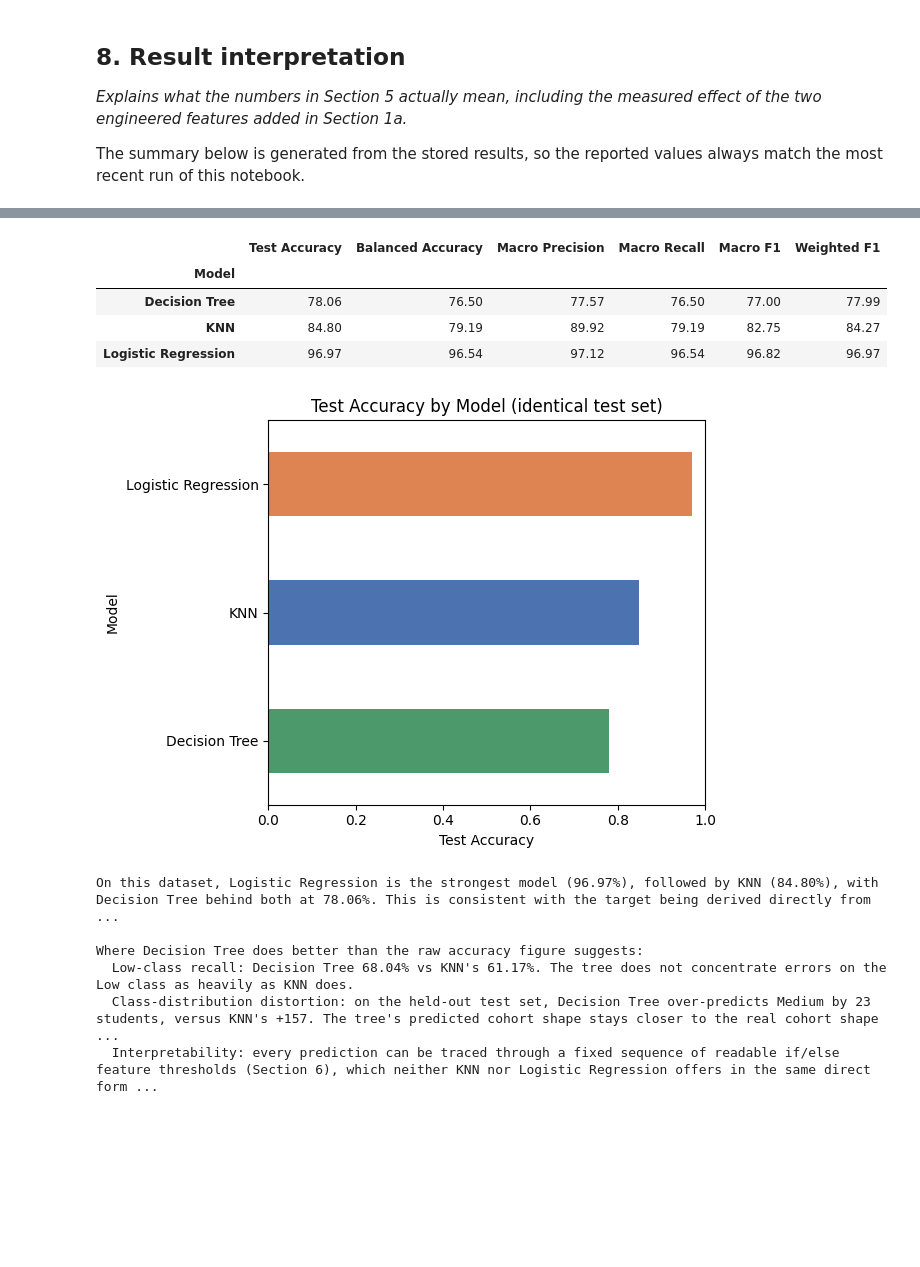
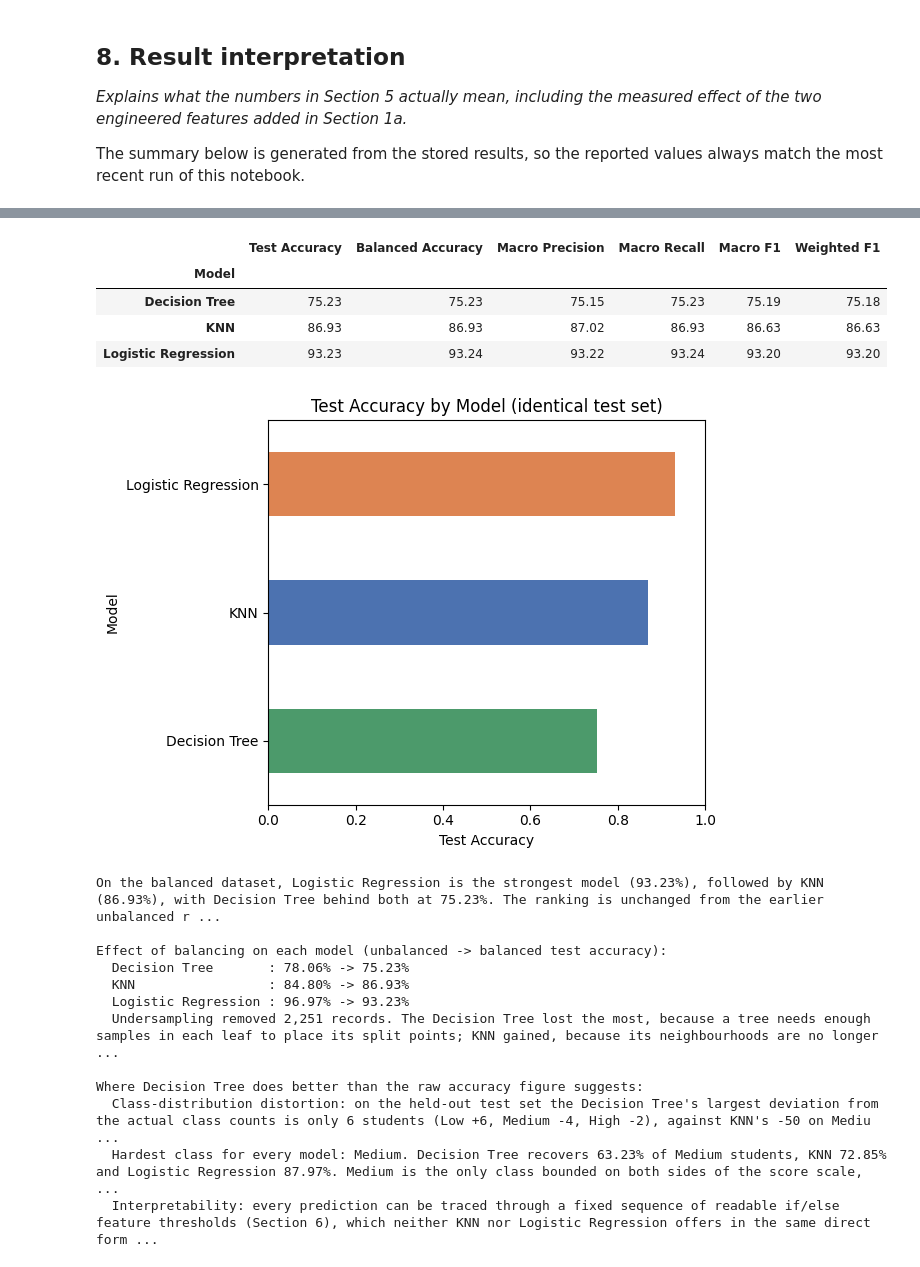
Before and after one commit to Hao0819/Machine-Learning-Supervised---Student-Academic-Performance-Prediction, a Jupyter notebook: decisionTree.ipynb, the cells around one changed output, grey strips where cells are left out. Drawn from its saved outputs; the diff is of its cells as text; code cells hidden in the pictures; blank space fills up the shorter version.

```diff
--- a/decisionTree.ipynb
+++ b/decisionTree.ipynb
@@ -1067,60 +1146,85 @@ data. The KNN and Logistic Regression figures are copied from their own notebook
 comparison_table = pd.DataFrame([
     {"Model": "Decision Tree", "Test Accuracy": test_accuracy, "Balanced Accuracy": test_balanced_accuracy,
      "Macro Precision": macro_precision, "Macro Recall": macro_recall, "Macro F1": macro_f1, "Weighted F1": weighted_f1},
-    {"Model": "KNN", "Test Accuracy": 0.8480, "Balanced Accuracy": 0.7919,
-     "Macro Precision": 0.8992, "Macro Recall": 0.7919, "Macro F1": 0.8275, "Weighted F1": 0.8427},
-    {"Model": "Logistic Regression", "Test Accuracy": 0.9697, "Balanced Accuracy": 0.9654,
-     "Macro Precision": 0.9712, "Macro Recall": 0.9654, "Macro F1": 0.9682, "Weighted F1": 0.9697},
+    {"Model": "KNN", "Test Accuracy": 0.8693, "Balanced Accuracy": 0.8693,
+     "Macro Precision": 0.8702, "Macro Recall": 0.8693, "Macro F1": 0.8663, "Weighted F1": 0.8663},
+    {"Model": "Logistic Regression", "Test Accuracy": 0.9323, "Balanced Accuracy": 0.9324,
+     "Macro Precision": 0.9322, "Macro Recall": 0.9324, "Macro F1": 0.9320, "Weighted F1": 0.9320},
 ]).set_index("Model")
 
 display((comparison_table * 100).round(2))
 
 comparison_table["Test Accuracy"].sort_values().plot(
     kind="barh", color=["#4C9A6B", "#4C72B0", "#DD8452"]
 )
 plt.xlabel("Test Accuracy")
 plt.title("Test Accuracy by Model (identical test set)")
 plt.xlim(0, 1)
 plt.tight_layout()
 plt.show()
 
 print(
-    f"On this dataset, Logistic Regression is the strongest model ({0.9697*100:.2f}%), "
-    f"followed by KNN ({0.8480*100:.2f}%), with Decision Tree behind both at "
-    f"{test_accuracy*100:.2f}%. This is consistent with the target being derived directly from "
-    "Exam_Score with fixed score cut-offs: a model that can fit a smooth, roughly linear "
-    "combination of the numeric predictors (Logistic Regression) has an intrinsic advantage over "
-    "a model that can only cut the feature space with axis-aligned rectangles (Decision Tree)."
+    f"On the balanced dataset, Logistic Regression is the strongest model ({0.9323*100:.2f}%), "
+    f"followed by KNN ({0.8693*100:.2f}%), with Decision Tree behind both at "
+    f"{test_accuracy*100:.2f}%. The ranking is unchanged from the earlier unbalanced run, so it "
+    "is not an artefact of the class distribution. It is consistent with the target being derived "
+    "directly from Exam_Score with fixed score cut-offs: a model that can fit a smooth, roughly "
+    "linear combination of the numeric predictors (Logistic Regression) has an intrinsic advantage "
+    "over a model that can only cut the feature space with axis-aligned rectangles (Decision Tree)."
+)
+print()
+print("Effect of balancing on each model (unbalanced -> balanced test accuracy):")
+print(f"  Decision Tree       : 78.06% -> {test_accuracy * 100:.2f}%")
+print("  KNN                 : 84.80% -> 86.93%")
+print("  Logistic Regression : 96.97% -> 93.23%")
+print(
+    "  Undersampling removed 2,251 records. The Decision Tree lost the most, because a tree "
+    "needs enough samples in each leaf to place its split points; KNN gained, because its "
+    "neighbourhoods are no longer dominated by Medium records. The majority-class baseline also "
+    f"fell from 53.40% to {baseline_accuracy * 100:.2f}%, so every model's margin over guessing "
+    "the biggest class is now much larger."
 )
 print()
 print("Where Decision Tree does better than the raw accuracy figure suggests:")
+_class_differences = {name: int(test_comparison.loc[name, "Difference"]) for name in class_order}
+_largest_deviation = max(abs(value) for value in _class_differences.values())
 print(
-    f"  Low-class recall: Decision Tree {class_recalls['Low']*100:.2f}% vs KNN's 61.17%. "
-    "The tree does not concentrate errors on the Low class as heavily as KNN does."
+    "  Class-distribution distortion: on the held-out test set the Decision Tree's largest "
+    f"deviation from the actual class counts is only {_largest_deviation} students "
+    f"(Low {_class_differences['Low']:+d}, Medium {_class_differences['Medium']:+d}, "
+    f"High {_class_differences['High']:+d}), against KNN's -50 on Medium. The tree's predicted "
+    "cohort shape stays closest to the real cohort shape of the three models, even though its "
+    "overall accuracy is lowest."
 )
 print(
-    "  Class-distribution distortion: on the held-out test set, Decision Tree over-predicts Medium "
-    f"by {int(test_comparison.loc['Medium', 'Difference'])} students, versus KNN's +157. The tree's "
-    "predicted cohort shape stays closer to the real cohort shape than KNN's does, even though its "
-    "overall accuracy is lower."
+    "  Hardest class for every model: Medium. Decision Tree recovers "
+    f"{class_recalls['Medium']*100:.2f}% of Medium students, KNN 72.85% and Logistic Regression "
+    "87.97%. Medium is the only class bounded on both sides of the score scale, so every model "
+    "loses most of its accuracy there."
 )
 print(
     "  Interpretability: every prediction can be traced through a fixed sequence of readable "
     "if/else feature thresholds (Section 6), which neither KNN nor Logistic Regression offers in "
     "the same direct form."
 )
 # %% [output]
 |  | Test Accuracy | Balanced Accuracy | Macro Precision | Macro Recall | Macro F1 | Weighted F1 |
 | Model |  |  |  |  |  |  |
-| Decision Tree | 78.06 | 76.50 | 77.57 | 76.50 | 77.00 | 77.99 |
-| KNN | 84.80 | 79.19 | 89.92 | 79.19 | 82.75 | 84.27 |
-| Logistic Regression | 96.97 | 96.54 | 97.12 | 96.54 | 96.82 | 96.97 |
+| Decision Tree | 75.23 | 75.23 | 75.15 | 75.23 | 75.19 | 75.18 |
+| KNN | 86.93 | 86.93 | 87.02 | 86.93 | 86.63 | 86.63 |
+| Logistic Regression | 93.23 | 93.24 | 93.22 | 93.24 | 93.20 | 93.20 |
-[figure, old version]
+[figure, new version]
-On this dataset, Logistic Regression is the strongest model (96.97%), followed by KNN (84.80%), with Decision Tree behind both at 78.06%. This is consistent with the target being derived directly from ...
+On the balanced dataset, Logistic Regression is the strongest model (93.23%), followed by KNN (86.93%), with Decision Tree behind both at 75.23%. The ranking is unchanged from the earlier unbalanced r ...
+
+Effect of balancing on each model (unbalanced -> balanced test accuracy):
+  Decision Tree       : 78.06% -> 75.23%
+  KNN                 : 84.80% -> 86.93%
+  Logistic Regression : 96.97% -> 93.23%
+  Undersampling removed 2,251 records. The Decision Tree lost the most, because a tree needs enough samples in each leaf to place its split points; KNN gained, because its neighbourhoods are no longer ...
 
 Where Decision Tree does better than the raw accuracy figure suggests:
-  Low-class recall: Decision Tree 68.04% vs KNN's 61.17%. The tree does not concentrate errors on the Low class as heavily as KNN does.
-  Class-distribution distortion: on the held-out test set, Decision Tree over-predicts Medium by 23 students, versus KNN's +157. The tree's predicted cohort shape stays closer to the real cohort shape ...
+  Class-distribution distortion: on the held-out test set the Decision Tree's largest deviation from the actual class counts is only 6 students (Low +6, Medium -4, High -2), against KNN's -50 on Mediu ...
+  Hardest class for every model: Medium. Decision Tree recovers 63.23% of Medium students, KNN 72.85% and Logistic Regression 87.97%. Medium is the only class bounded on both sides of the score scale, ...
   Interpretability: every prediction can be traced through a fixed sequence of readable if/else feature thresholds (Section 6), which neither KNN nor Logistic Regression offers in the same direct form ...
 # %% [markdown]
 ## 10. Comparison with published literature
```
Also changed, not shown: parts of 19 cells of this notebook, 1 other file.
